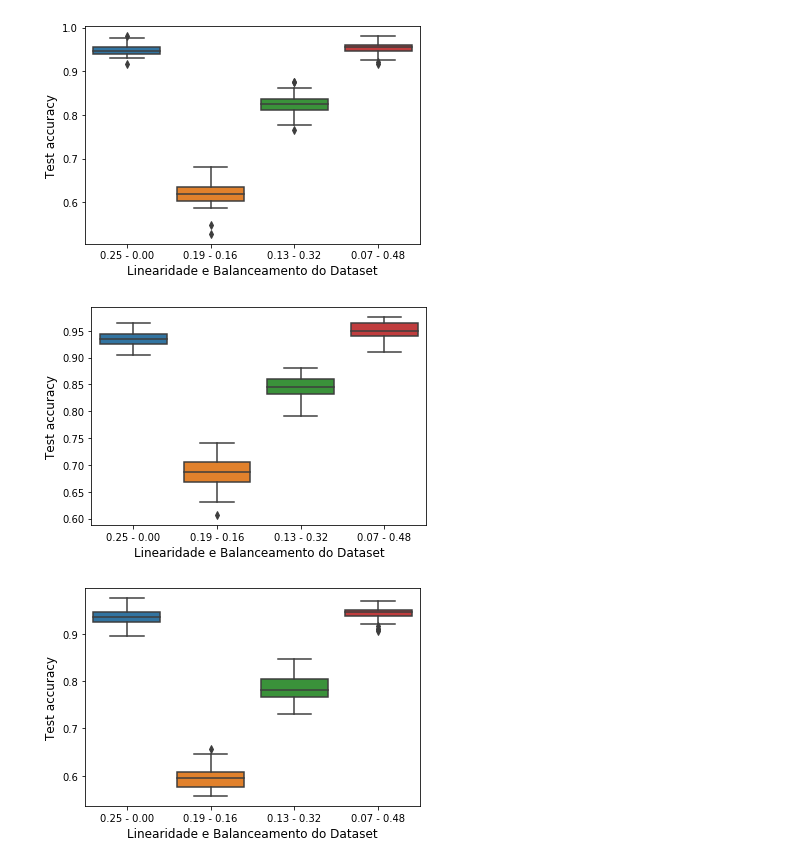
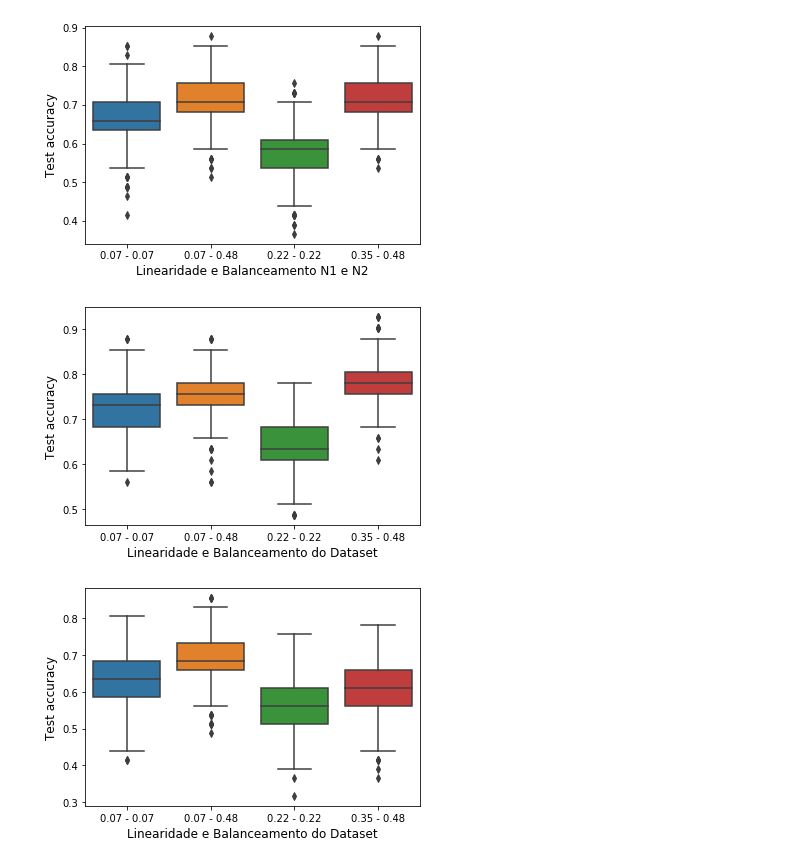
Before and after one commit to thiagorfrf1/Many-Objective-GERADOR-DE-DATASETS, a Jupyter notebook: Classificador.ipynb, the cells around one changed output. Saved outputs shown, nothing was run; the diff lists cells and outputs as text; code cells hidden in the pictures.

```diff
--- a/Classificador.ipynb
+++ b/Classificador.ipynb
@@ -21,7 +21,7 @@ from sklearn.datasets import make_classification
 import seaborn as sns
 # %%
 N_ATTRIBUTES = 501
-N_TESTES = 50
+N_TESTES = 500
 
 balance1 = 0.16
 balance2 = 0.19
@@ -84,69 +84,69 @@ def classificador_naive_bayes(dfTest):
 # %%
 def coleta_accuracy(complexidade):
     bobj = complexidade
-    data = pd.read_csv(str(N_ATTRIBUTES)+"_0,4_"+str(bobj)+".csv")
+    data = pd.read_csv(str(bobj)+".csv")
     lista = [];
     for i in range(N_TESTES) :
         lista.append(classificadorRandomForest(data))
     df = pd.DataFrame(lista)
     return df
-df = coleta_accuracy('0,0')
-df1 = coleta_accuracy('0,16')
-df2 = coleta_accuracy('0,32')
-df3 = coleta_accuracy('0,48')
-df.columns = ['0.25 - 0.00']
-df['0.19 - 0.16'] = df1
-df['0.13 - 0.32'] = df2
-df['0.07 - 0.48'] = df3
-plt.xlabel("Linearidade e Balanceamento do Dataset", fontsize=12)
+df = coleta_accuracy('1')
+df1 = coleta_accuracy('2')
+df2 = coleta_accuracy('3')
+df3 = coleta_accuracy('4')
+df.columns = ['0.07 - 0.07']
+df['0.07 - 0.48'] = df1
+df['0.22 - 0.22'] = df2
+df['0.35 - 0.48'] = df3
+plt.xlabel("Linearidade, Balanceamento N1 e N2", fontsize=12)
 plt.ylabel("Test accuracy", fontsize=12)
 ax1 = sns.boxplot(data=df)
 # %% [output]
-[figure, old version]
+[figure, new version]
 # %%
 def coleta_accuracy(complexidade):
     bobj = complexidade
-    dataa = pd.read_csv(str(N_ATTRIBUTES)+"_0,4_"+str(bobj)+".csv")
+    dataa = pd.read_csv(str(bobj)+".csv")
     listaa = [];
     for i in range(N_TESTES) :
         listaa.append(classificador_naive_bayes(dataa))
     dfa = pd.DataFrame(listaa)
     return dfa
-dfa = coleta_accuracy('0,0')
-dfa1 = coleta_accuracy('0,16')
-dfa2 = coleta_accuracy('0,32')
-dfa3 = coleta_accuracy('0,48')
-dfa.columns = ['0.25 - 0.00']
-dfa['0.19 - 0.16'] = dfa1
-dfa['0.13 - 0.32'] = dfa2
-dfa['0.07 - 0.48'] = dfa3
-plt.xlabel("Linearidade e Balanceamento do Dataset", fontsize=12)
+dfa = coleta_accuracy('1')
+dfa1 = coleta_accuracy('2')
+dfa2 = coleta_accuracy('3')
+dfa3 = coleta_accuracy('4')
+dfa.columns = ['0.07 - 0.07']
+dfa['0.07 - 0.48'] = dfa1
+dfa['0.22 - 0.22'] = dfa2
+dfa['0.35 - 0.48'] = dfa3
+plt.xlabel("Linearidade, Balanceamento N1 e N2", fontsize=12)
 plt.ylabel("Test accuracy", fontsize=12)
 ax2 = sns.boxplot(data=dfa)
 # %% [output]
-[figure, old version]
+[figure, new version]
 # %%
 def coleta_accuracy(complexidade):
     bobj = complexidade
-    datab = pd.read_csv(str(N_ATTRIBUTES)+"_0,4_"+str(bobj)+".csv")
+    datab = pd.read_csv(str(bobj)+".csv")
     listab = [];
     for i in range(N_TESTES) :
         listab.append(classificadorDecisionTree(datab))
     dfb = pd.DataFrame(listab)
     return dfb
-dfb = coleta_accuracy('0,0')
-dfb1 = coleta_accuracy('0,16')
-dfb2 = coleta_accuracy('0,32')
-dfb3 = coleta_accuracy('0,48')
-dfb.columns = ['0.25 - 0.00']
-dfb['0.19 - 0.16'] = dfb1
-dfb['0.13 - 0.32'] = dfb2
-dfb['0.07 - 0.48'] = dfb3
-plt.xlabel("Linearidade e Balanceamento do Dataset", fontsize=12)
+dfb = coleta_accuracy('1')
+dfb1 = coleta_accuracy('2')
+dfb2 = coleta_accuracy('3')
+dfb3 = coleta_accuracy('4')
+dfb.columns = ['0.07 - 0.07']
+dfb['0.07 - 0.48'] = dfb1
+dfb['0.22 - 0.22'] = dfb2
+dfb['0.35 - 0.48'] = dfb3
+plt.xlabel("Linearidade, Balanceamento N1 e N2", fontsize=12)
 plt.ylabel("Test accuracy", fontsize=12)
 ax3 = sns.boxplot(data=dfb)
 # %% [output]
-[figure, old version]
+[figure, new version]
 # %%
 def coleta_accuracy(complexidade):
     bobj = complexidade
```
Also changed, not shown: parts of 1 cell of this notebook, 5 other files.
